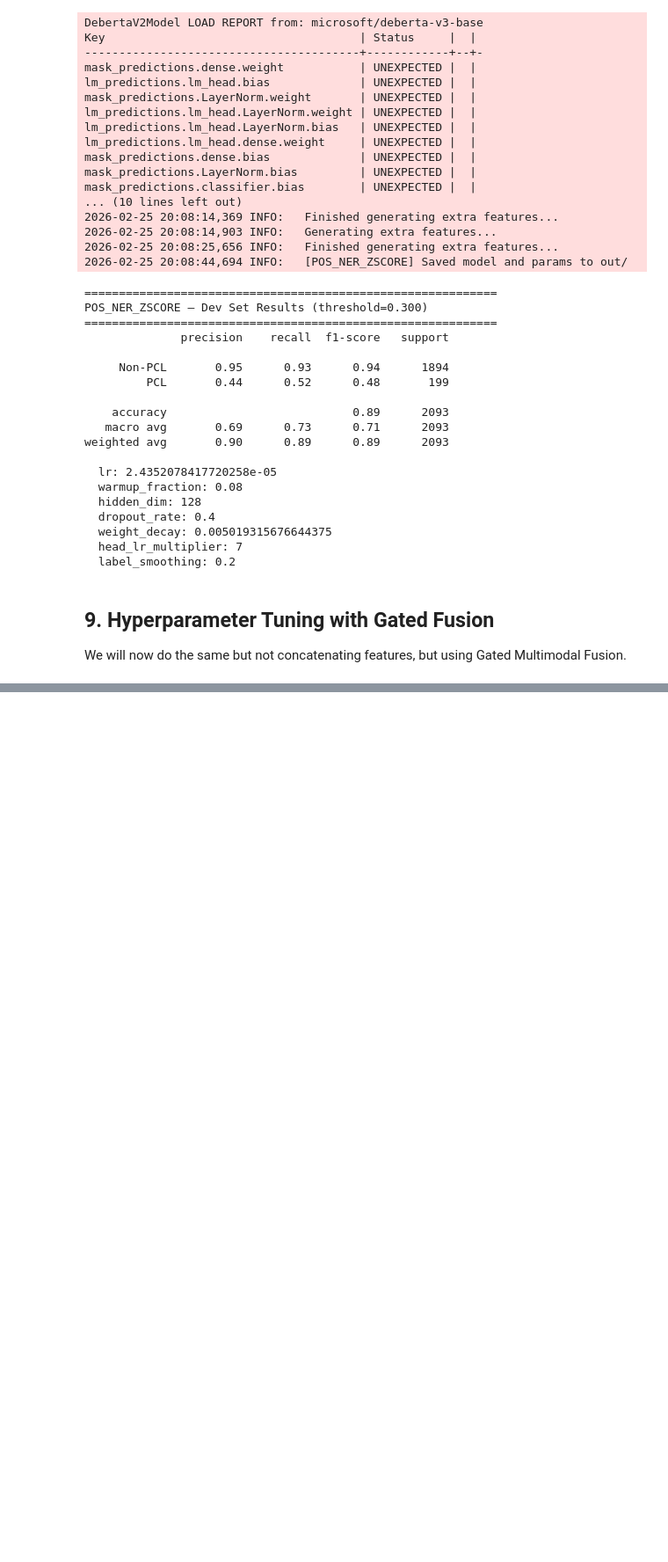
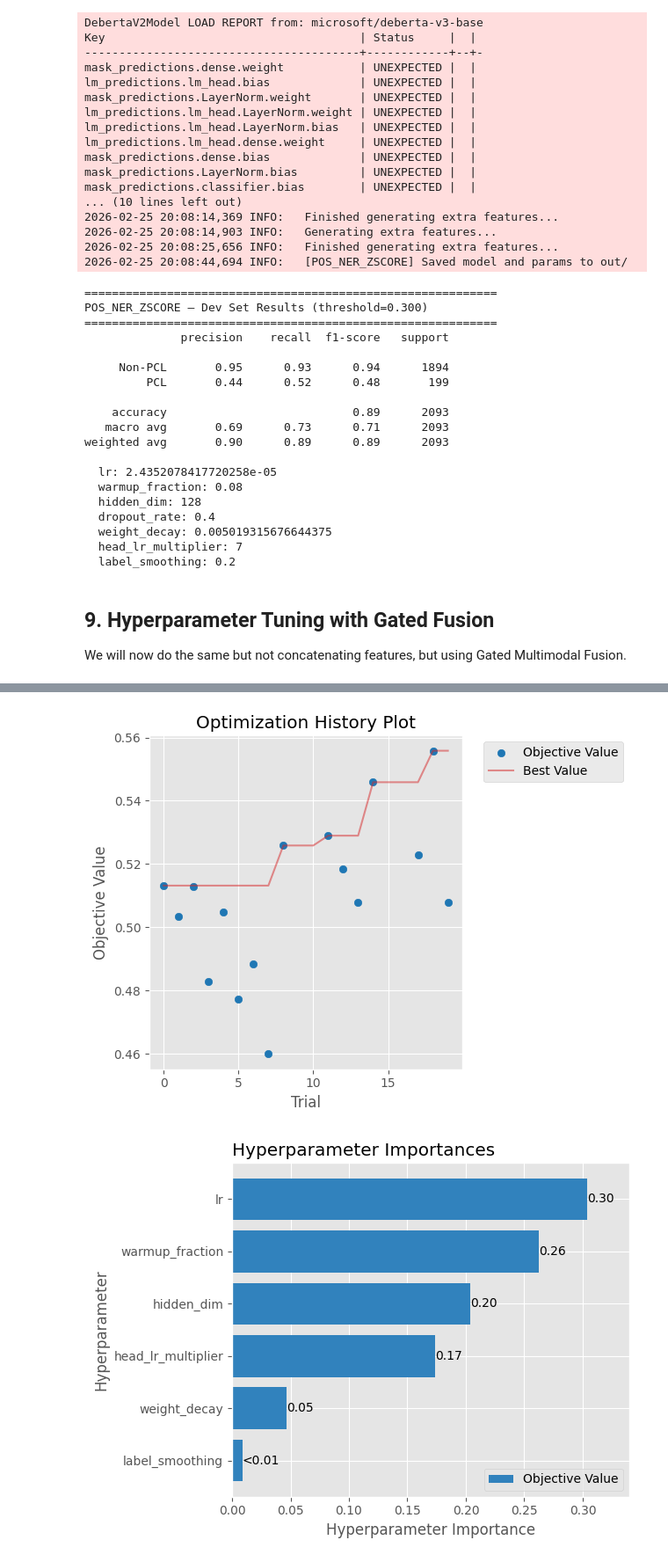
Before and after one commit to JonathanLCunnane/PCL-Detection, a Jupyter notebook: deberta_plus_model.ipynb, the cells around one changed output, grey strips where cells are left out. Shown at 88% size. Cells and saved outputs as stored; diff of their text form; code cells hidden in the pictures; blank space fills up the shorter version.

```diff
--- a/deberta_plus_model.ipynb
+++ b/deberta_plus_model.ipynb
@@ -1246,2 +1700,5 @@ study_exp6 = run_experiment(exp6_name, exp6_extra_features, FeatureComb.GMF)
 # %%
-dev_metrics_exp6 = show_results(study_exp6, exp6_name, exp6_extra_features)
+dev_metrics_exp6 = show_results(study_exp6, exp6_name, exp6_extra_features, FeatureComb.GMF)
+# %% [output]
+[figure, added]
+[figure, added]
```
Also changed, not shown: parts of 16 cells of this notebook, 19 other files.
